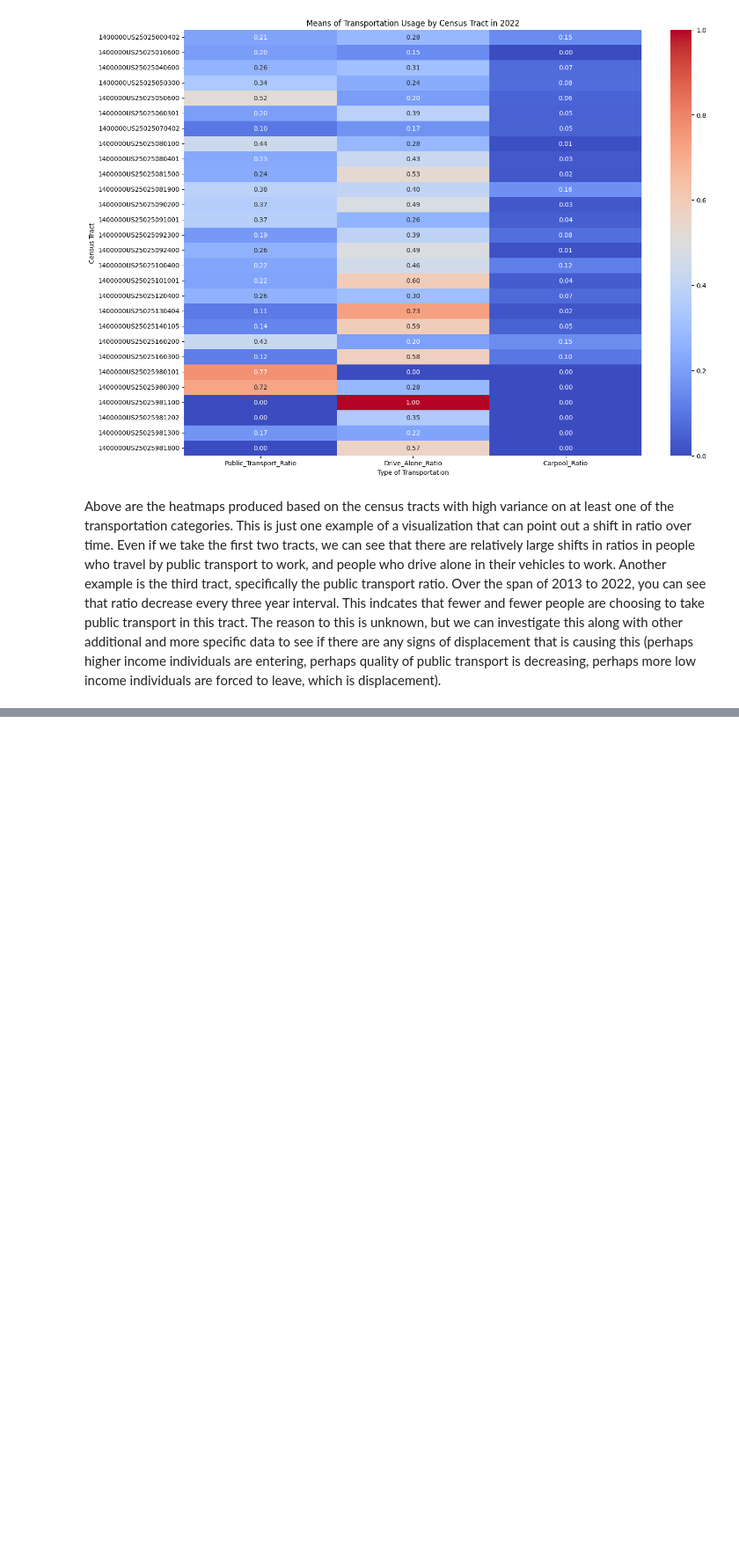
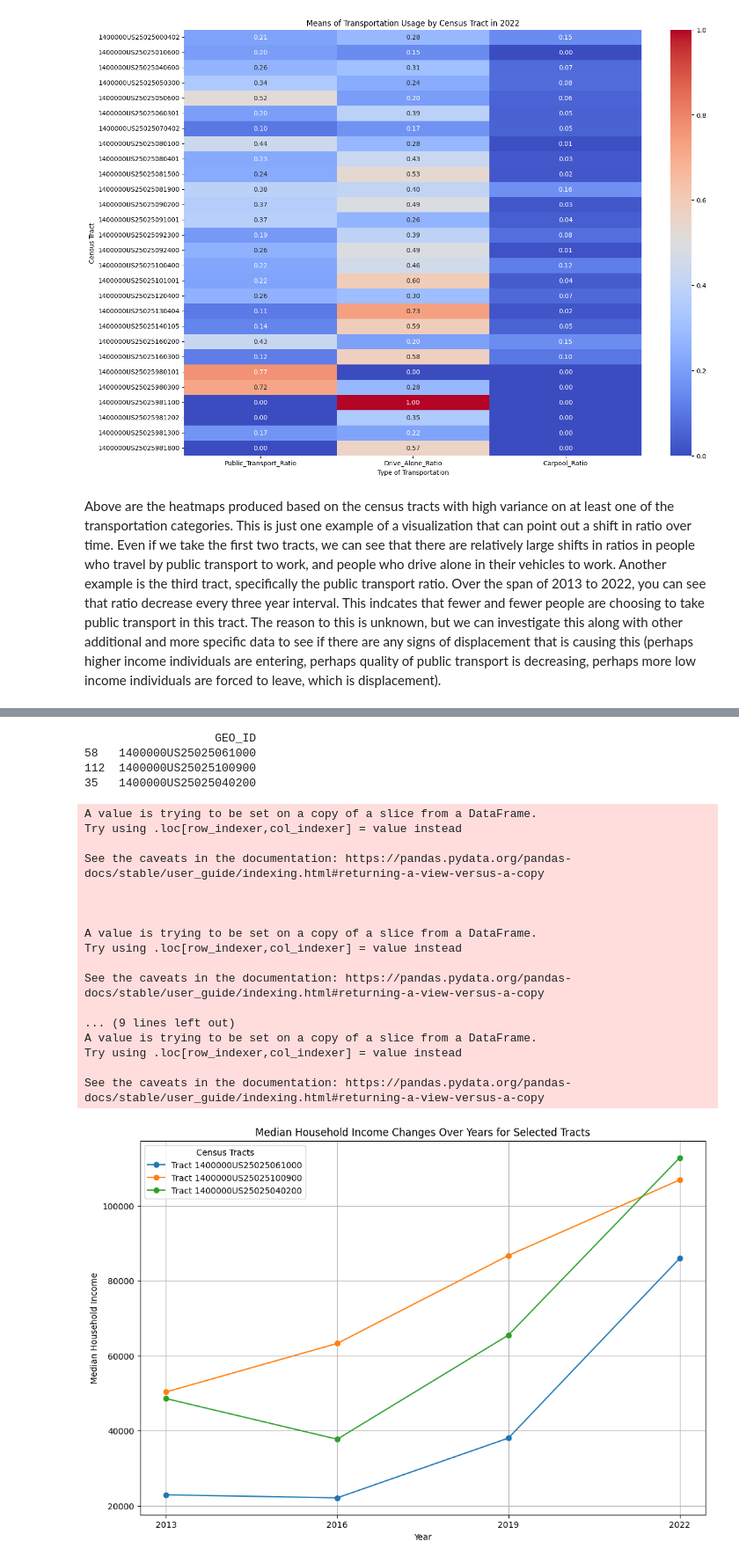
Before and after one commit to BU-CS210A-S23/ds-livable-streets-infra, a Jupyter notebook: sp24-team-c/deliverables/mid-semester/income-mid-semester/notebooks/income_notebook.ipynb, the cells around one changed output, grey strips where cells are left out. Shown at 88% size. Drawn from its saved outputs; the diff is of its cells as text; code cells hidden in the pictures; blank space fills up the shorter version.

```diff
--- a/sp24-team-c/deliverables/mid-semester/income-mid-semester/notebooks/income_notebook.ipynb
+++ b/sp24-team-c/deliverables/mid-semester/income-mid-semester/notebooks/income_notebook.ipynb
@@ -1024,0 +1305,58 @@ Above are the heatmaps produced based on the census tracts with high variance on
+# %%
+# Extract the top 3 tracts based on the 'Change 2013-2022' column
+top_3_tracts_2013_2022 = df_heatmap.nlargest(3, 'Change 2013-2022')
+
+# Display the top 3 tracts
+print(top_3_tracts_2013_2022[['GEO_ID']])
+
+top_three_tracts = ['1400000US25025061000', '1400000US25025100900', '1400000US25025040200']
+
+# Years to plot
+years = [2013, 2016, 2019, 2022]
+
+cleaned_data['Year'] = 2013
+cleaned_data_2016['Year'] = 2016
+cleaned_data_2019['Year'] = 2019
+cleaned_data_2022['Year'] = 2022
+
+all_cleaned_data = pd.concat([cleaned_data, cleaned_data_2016, cleaned_data_2019, cleaned_data_2022])
+
+
+plt.figure(figsize=(12, 8))
+
+for geo_id in top_three_tracts:
+    # Select data for the current GEO_ID
+    tract_data = all_cleaned_data[all_cleaned_data['GEO_ID'] == geo_id]
+    # Plotting
+    plt.plot(tract_data['Year'], tract_data['Median Household Income'], marker='o', label=f'Tract {geo_id}')
+
+plt.title('Median Household Income Changes Over Years for Selected Tracts')
+plt.xlabel('Year')
+plt.ylabel('Median Household Income')
+plt.legend(title='Census Tracts')
+plt.grid(True)
+plt.xticks(all_cleaned_data['Year'].unique())  # Ensure all years are labeled correctly
+plt.show()
+# %% [output]
+                   GEO_ID
+58   1400000US25025061000
+112  1400000US25025100900
+35   1400000US25025040200
+A value is trying to be set on a copy of a slice from a DataFrame.
+Try using .loc[row_indexer,col_indexer] = value instead
+
+See the caveats in the documentation: https://pandas.pydata.org/pandas-docs/stable/user_guide/indexing.html#returning-a-view-versus-a-copy
+
+
+
+A value is trying to be set on a copy of a slice from a DataFrame.
+Try using .loc[row_indexer,col_indexer] = value instead
+
+See the caveats in the documentation: https://pandas.pydata.org/pandas-docs/stable/user_guide/indexing.html#returning-a-view-versus-a-copy
+
+... (9 lines left out)
+A value is trying to be set on a copy of a slice from a DataFrame.
+Try using .loc[row_indexer,col_indexer] = value instead
+
+See the caveats in the documentation: https://pandas.pydata.org/pandas-docs/stable/user_guide/indexing.html#returning-a-view-versus-a-copy
+[figure, added]
```
Also changed, not shown: parts of 13 cells of this notebook, 28 other files.
